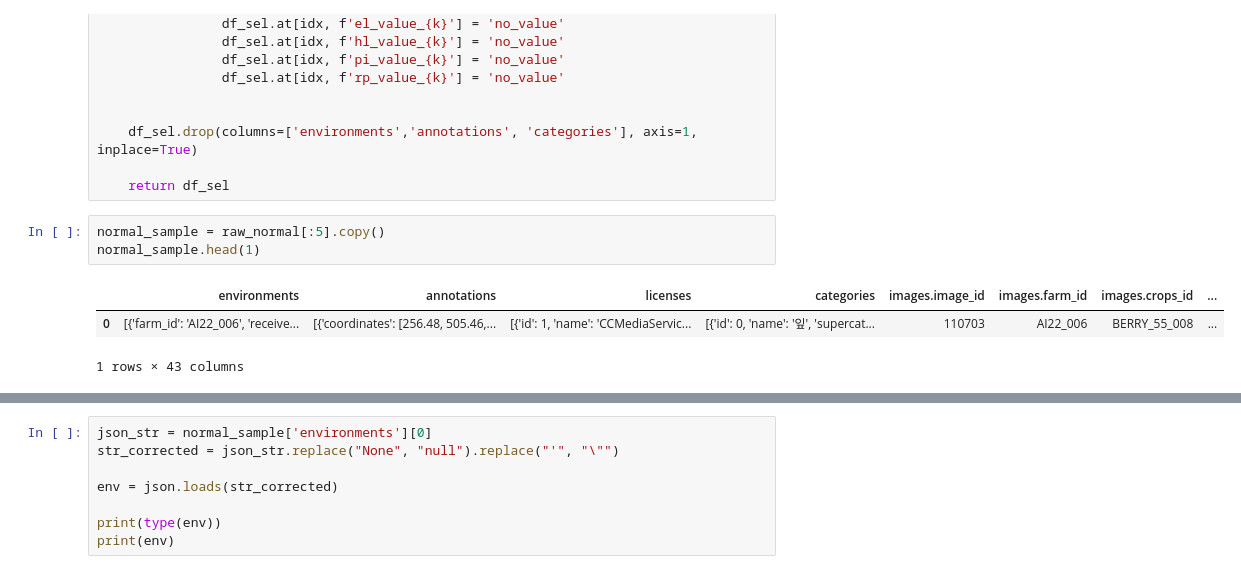
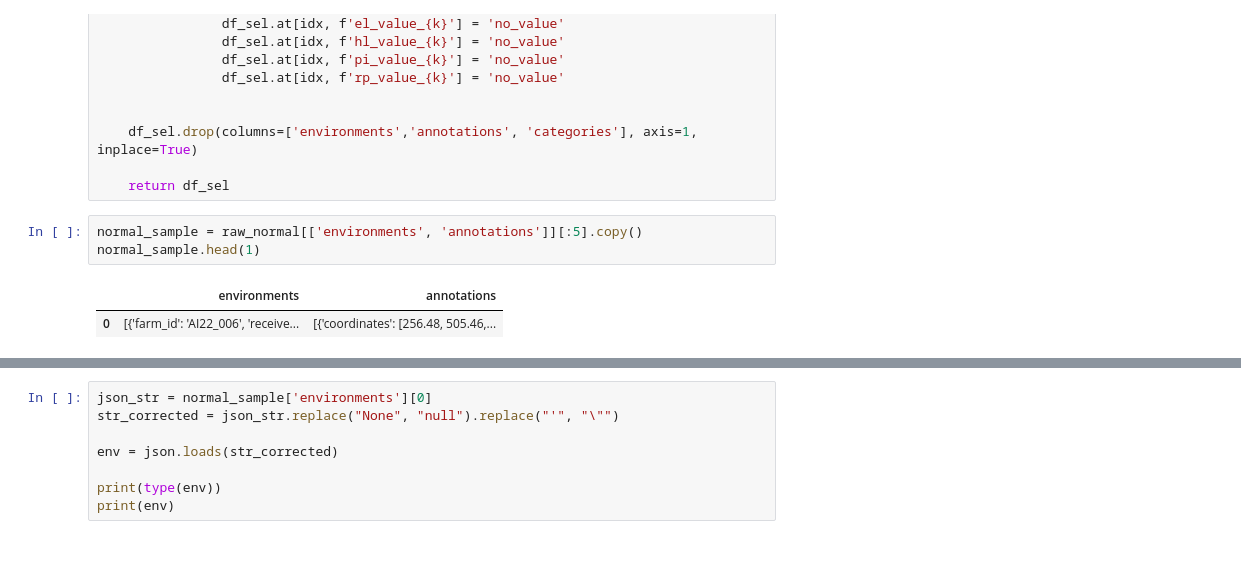
Before and after one commit to kangminkwon90/image_detection_berry, a Jupyter notebook: label_preprocess.ipynb, the cells around one changed output, grey strips where cells are left out. Saved outputs shown, nothing was run; the diff lists cells and outputs as text.

```diff
--- a/label_preprocess.ipynb
+++ b/label_preprocess.ipynb
@@ -251,9 +252,8 @@ def extract_cols(df, col_list):
 
     return df_sel
 # %%
-normal_sample = raw_normal[:5].copy()
+normal_sample = raw_normal[['environments', 'annotations']][:5].copy()
 normal_sample.head(1)
 # %% [output]
-|  | environments | annotations | licenses | categories | images.image_id | images.farm_id | images.crops_id | ... |
-| 0 | [{'farm_id': 'AI22_006', 'receive... | [{'coordinates': [256.48, 505.46,... | [{'id': 1, 'name': 'CCMediaServic... | [{'id': 0, 'name': '잎', 'supercat... | 110703 | AI22_006 | BERRY_55_008 | ... |
+|  | environments | annotations |
+| 0 | [{'farm_id': 'AI22_006', 'receive... | [{'coordinates': [256.48, 505.46,... |
-1 rows × 43 columns
```
Also changed, not shown: parts of 16 cells of this notebook.
